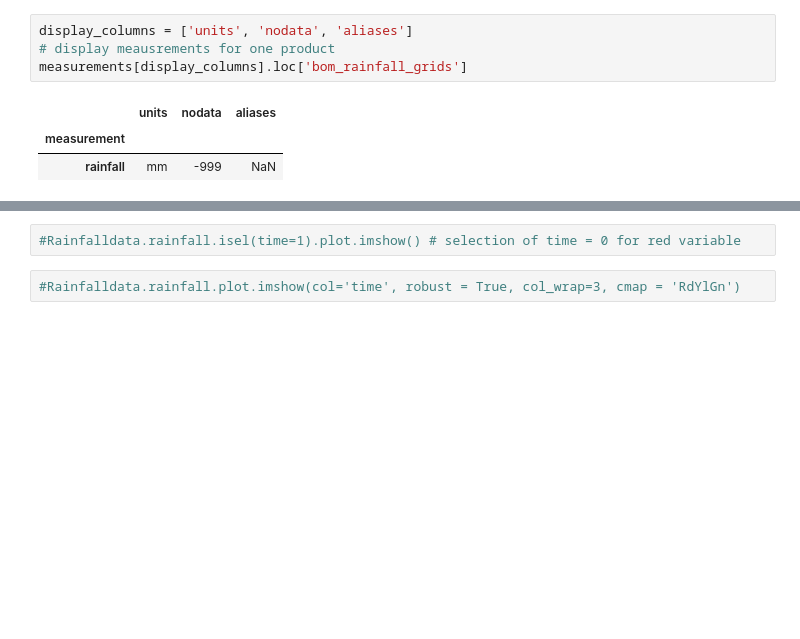
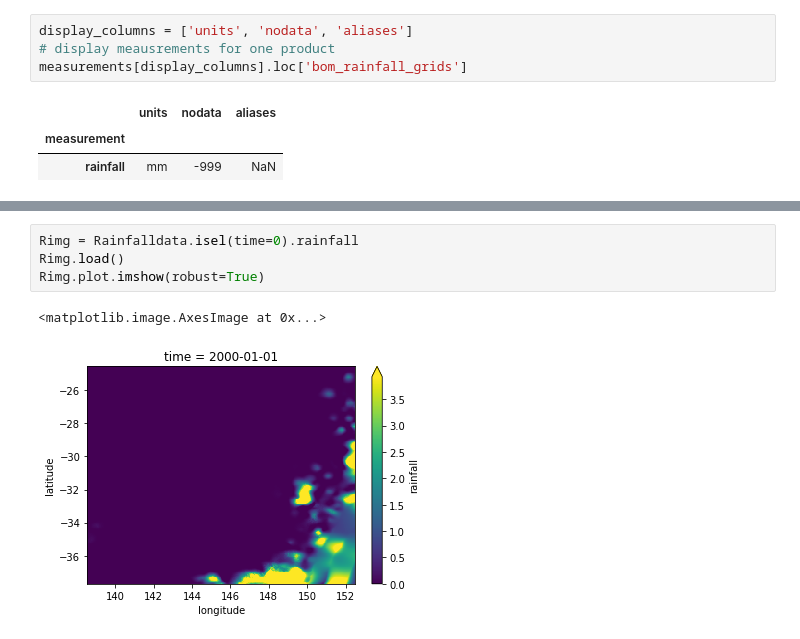
Before and after one commit to ozewex/team-drip, a Jupyter notebook: notebooks/gr_access_rainfall_datacube_spi.ipynb, the cells around one changed output, grey strips where cells are left out. Saved outputs shown, nothing was run; the diff lists cells and outputs as text; blank space fills up the shorter version.

```diff
--- a/notebooks/gr_access_rainfall_datacube_spi.ipynb
+++ b/notebooks/gr_access_rainfall_datacube_spi.ipynb
@@ -110,4 +133,7 @@ Attributes:
-# %%
-#Rainfalldata.rainfall.isel(time=1).plot.imshow() # selection of time = 0 for red variable
 # %%
-#Rainfalldata.rainfall.plot.imshow(col='time', robust = True, col_wrap=3, cmap = 'RdYlGn')
+Rimg = Rainfalldata.isel(time=0).rainfall
+Rimg.load()
+Rimg.plot.imshow(robust=True)
+# %% [output]
+<matplotlib.image.AxesImage at 0x...>
+[figure, added]
```
Also changed, not shown: parts of 17 cells of this notebook, 1 other file.
